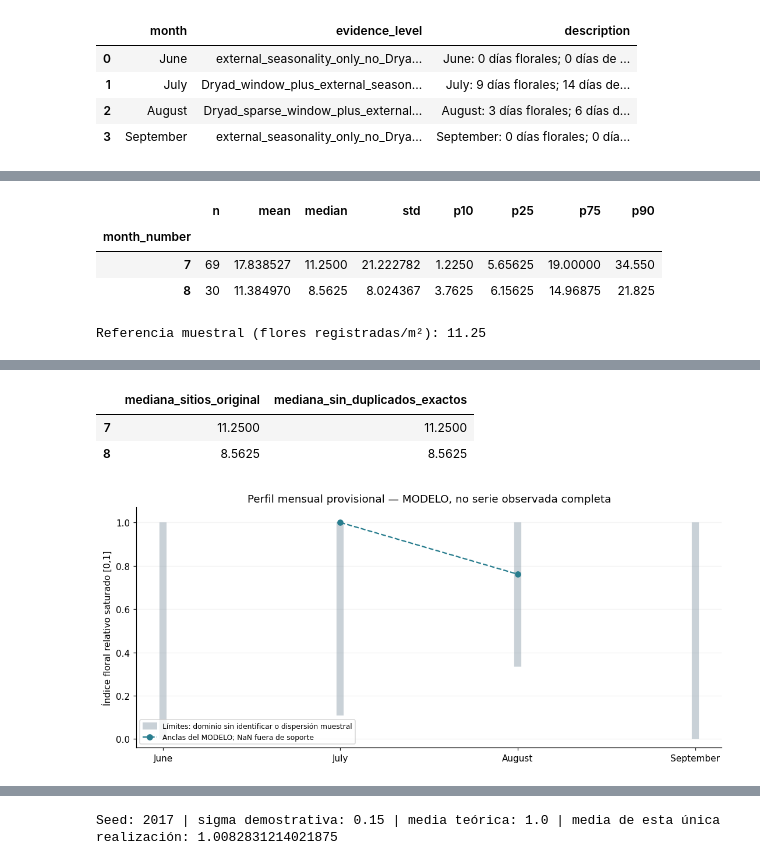
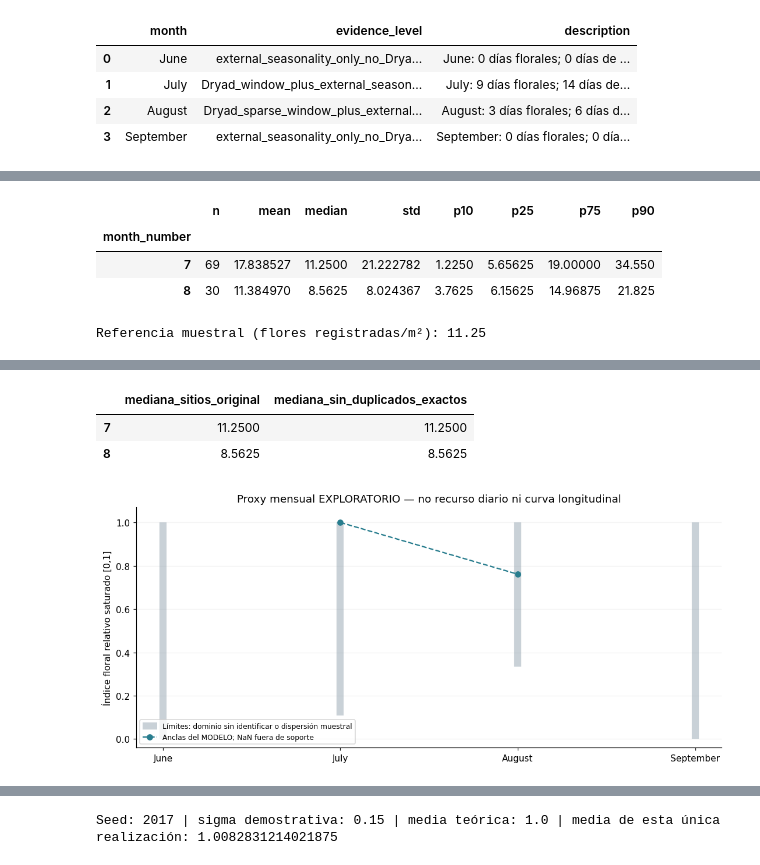
Before and after one commit to Vann06/Proyecto_Modelacion_Simulacion, a Jupyter notebook: notebooks/project2/03_temporal_model.ipynb, the cells around one changed output, grey strips where cells are left out. Saved outputs shown, nothing was run; the diff lists cells and outputs as text; code cells hidden in the pictures.

```diff
--- a/notebooks/project2/03_temporal_model.ipynb
+++ b/notebooks/project2/03_temporal_model.ipynb
@@ -624,6 +833,9 @@ profile["reference_density_flowers_per_m2"] = reference_density
 profile["is_directly_observed_period"] = profile.has_direct_records
 profile["monthly_observation_sufficient"] = profile.direct_observation
 profile["year"] = YEAR
+profile["intended_use"] = "exploratory_seasonal_sensitivity_only"
+profile["auto_apply_as_daily_resource"] = False
+profile["calibration_status"] = "not_calibrated"
 display(monthly_density)
 print("Referencia muestral (flores registradas/m²):", reference_density)
 display(profile[["month", "floral_factor", "floral_factor_lower", "floral_factor_upper", "evidence_level", "factor_status", "derivation_method"]])
@@ -632,33 +844,33 @@ display(profile[["month", "floral_factor", "floral_factor_lower", "floral_factor
 dedup = flora.loc[~raw["flora"].duplicated()].copy()
 dedup_sites = dedup.groupby(["trap_number", "date"]).flowers_per_m2_record.sum(min_count=1).reset_index()
 dedup_medians = dedup_sites.groupby(dedup_sites.date.dt.month).flowers_per_m2_record.median()
 display(pd.DataFrame({"mediana_sitios_original": monthly_density["median"],
                       "mediana_sin_duplicados_exactos": dedup_medians}))
 
 fig, ax = plt.subplots()
 x = np.arange(len(profile))
 ax.vlines(x, profile.floral_factor_lower, profile.floral_factor_upper, color="#94A5B0", lw=8, alpha=.5,
           label="Límites: dominio sin identificar o dispersión muestral")
 ax.plot(x, profile.floral_factor, "o--", color="#287D8E", label="Anclas del MODELO; NaN fuera de soporte")
 ax.set_xticks(x, profile.month)
-ax.set(ylim=(-.04, 1.07), ylabel="Índice floral relativo saturado [0,1]", title="Perfil mensual provisional — MODELO, no serie observada completa")
+ax.set(ylim=(-.04, 1.07), ylabel="Índice floral relativo saturado [0,1]", title="Proxy mensual EXPLORATORIO — no recurso diario ni curva longitudinal")
 ax.legend(loc="lower left", fontsize=8)
 ax.grid(axis="y", alpha=.15)
 fig.tight_layout()
 plt.show()
 # %% [output]
 |  | n | mean | median | std | p10 | p25 | p75 | p90 |
 | month_number |  |  |  |  |  |  |  |  |
 | 7 | 69 | 17.838527 | 11.2500 | 21.222782 | 1.2250 | 5.65625 | 19.00000 | 34.550 |
 | 8 | 30 | 11.384970 | 8.5625 | 8.024367 | 3.7625 | 6.15625 | 14.96875 | 21.825 |
 Referencia muestral (flores registradas/m²): 11.25
 |  | month | floral_factor | floral_factor_lower | floral_factor_upper | evidence_level | factor_status | ... |
 | 0 | June | NaN | 0.000000 | 1.0 | external_seasonality_only_no_Drya... | unidentified_range_only | ... |
 | 1 | July | 1.000000 | 0.108889 | 1.0 | Dryad_window_plus_external_season... | modeled_sample_proxy | ... |
 | 2 | August | 0.761111 | 0.334444 | 1.0 | Dryad_sparse_window_plus_external... | modeled_sample_proxy | ... |
 | 3 | September | NaN | 0.000000 | 1.0 | external_seasonality_only_no_Drya... | unidentified_range_only | ... |
 |  | mediana_sitios_original | mediana_sin_duplicados_exactos |
 | 7 | 11.2500 | 11.2500 |
 | 8 | 8.5625 | 8.5625 |
-[figure, old version]
+[figure, new version]
 # %% [markdown]
```
Also changed, not shown: parts of 32 cells of this notebook, 8 other files.
